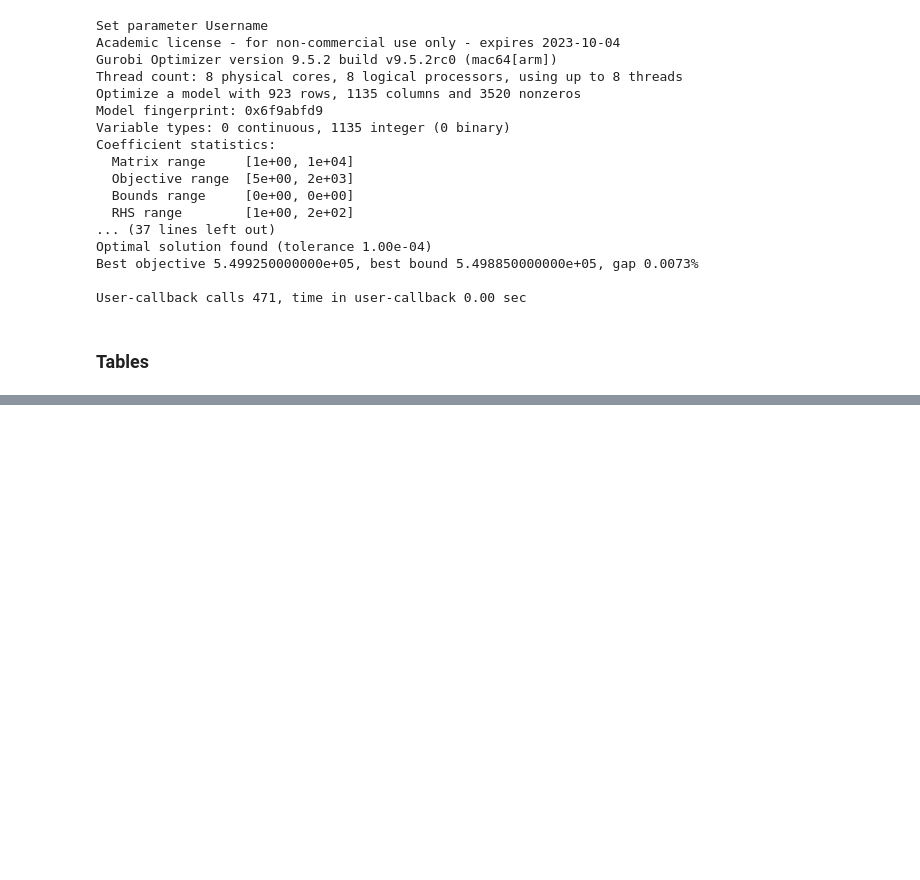
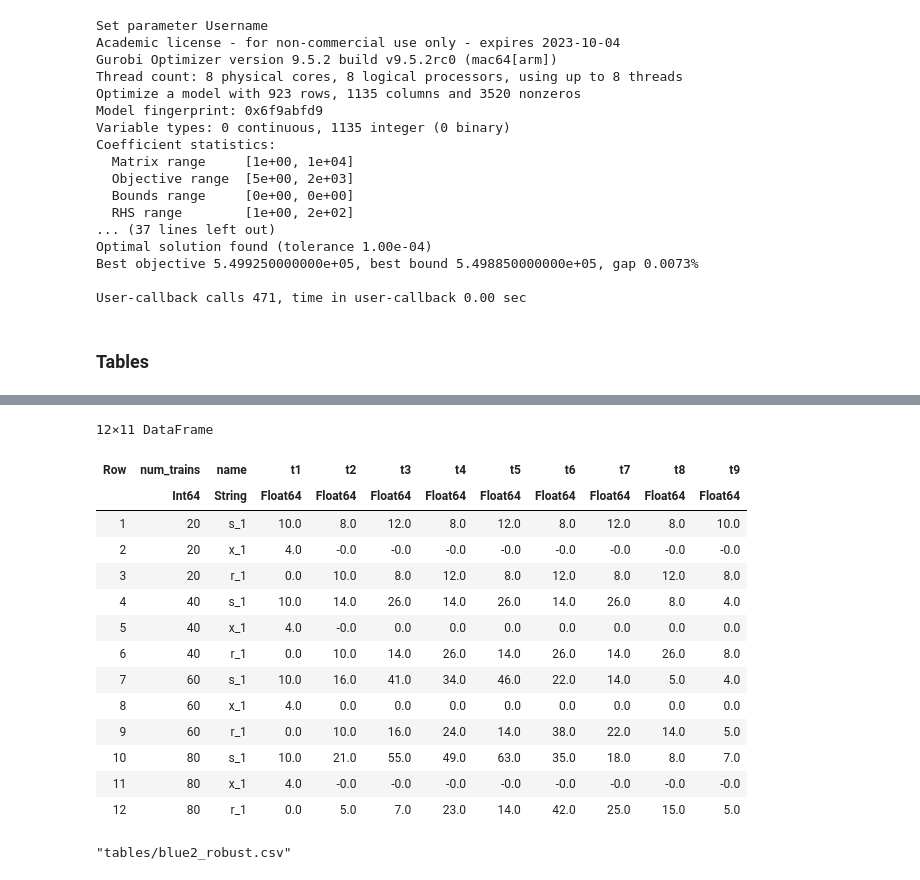
Before and after one commit to MattiaRavasio/MBTA_optimization, a Jupyter notebook: Optimization.ipynb, the cells around one changed output, grey strips where cells are left out. Saved outputs shown, nothing was run; the diff lists cells and outputs as text; code cells hidden in the pictures; blank space fills up the shorter version.

```diff
--- a/Optimization.ipynb
+++ b/Optimization.ipynb
@@ -174,0 +181,33 @@ s_blue1
+# %%
+df = DataFrame(
+num_trains = [20,20,20,40,40,40,60,60,60,80,80,80],
+name = ["s_1", "x_1", "r_1", "s_1", "x_1", "r_1", "s_1", "x_1", "r_1", "s_1", "x_1", "r_1"],
+t1 = [s_blue1_robust[1],x_blue1_robust[1],r_blue1_robust[1],s_blue1_robust[10],x_blue1_robust[10],r_blue1_robust[10],s_blue1_robust[19],x_blue1_robust[19],r_blue1_robust[19],s_blue1_robust[28],x_blue1_robust[28],r_blue1_robust[28]],
+t2 = [s_blue1_robust[2],x_blue1_robust[2],r_blue1_robust[2],s_blue1_robust[11],x_blue1_robust[11],r_blue1_robust[11],s_blue1_robust[20],x_blue1_robust[20],r_blue1_robust[20],s_blue1_robust[29],x_blue1_robust[29],r_blue1_robust[29]],
+t3 = [s_blue1_robust[3],x_blue1_robust[3],r_blue1_robust[3],s_blue1_robust[12],x_blue1_robust[12],r_blue1_robust[12],s_blue1_robust[21],x_blue1_robust[21],r_blue1_robust[21],s_blue1_robust[30],x_blue1_robust[30],r_blue1_robust[30]],
+t4 = [s_blue1_robust[4],x_blue1_robust[4],r_blue1_robust[4],s_blue1_robust[13],x_blue1_robust[13],r_blue1_robust[13],s_blue1_robust[22],x_blue1_robust[22],r_blue1_robust[22],s_blue1_robust[31],x_blue1_robust[31],r_blue1_robust[31]],
+t5 = [s_blue1_robust[5],x_blue1_robust[5],r_blue1_robust[5],s_blue1_robust[14],x_blue1_robust[14],r_blue1_robust[14],s_blue1_robust[23],x_blue1_robust[23],r_blue1_robust[23],s_blue1_robust[32],x_blue1_robust[32],r_blue1_robust[32]],
+t6 = [s_blue1_robust[6],x_blue1_robust[6],r_blue1_robust[6],s_blue1_robust[15],x_blue1_robust[15],r_blue1_robust[15],s_blue1_robust[24],x_blue1_robust[24],r_blue1_robust[24],s_blue1_robust[33],x_blue1_robust[33],r_blue1_robust[33]],
+t7 = [s_blue1_robust[7],x_blue1_robust[7],r_blue1_robust[7],s_blue1_robust[16],x_blue1_robust[16],r_blue1_robust[16],s_blue1_robust[25],x_blue1_robust[25],r_blue1_robust[25],s_blue1_robust[34],x_blue1_robust[34],r_blue1_robust[34]],
+t8 = [s_blue1_robust[8],x_blue1_robust[8],r_blue1_robust[8],s_blue1_robust[17],x_blue1_robust[17],r_blue1_robust[17],s_blue1_robust[26],x_blue1_robust[26],r_blue1_robust[26],s_blue1_robust[35],x_blue1_robust[35],r_blue1_robust[35]],
+t9 = [s_blue1_robust[9],x_blue1_robust[9],r_blue1_robust[9],s_blue1_robust[18],x_blue1_robust[18],r_blue1_robust[18],s_blue1_robust[27],x_blue1_robust[27],r_blue1_robust[27],s_blue1_robust[36],x_blue1_robust[36],r_blue1_robust[36]])
+# %% [output]
+12×11 DataFrame
+| Row | num_trains | name | t1 | t2 | t3 | t4 | t5 | t6 | t7 | t8 | t9 |
+|  | Int64 | String | Float64 | Float64 | Float64 | Float64 | Float64 | Float64 | Float64 | Float64 | Float64 |
+| 1 | 20 | s_1 | 10.0 | 8.0 | 12.0 | 8.0 | 12.0 | 8.0 | 12.0 | 8.0 | 10.0 |
+| 2 | 20 | x_1 | 4.0 | -0.0 | -0.0 | -0.0 | -0.0 | -0.0 | -0.0 | -0.0 | -0.0 |
+| 3 | 20 | r_1 | 0.0 | 10.0 | 8.0 | 12.0 | 8.0 | 12.0 | 8.0 | 12.0 | 8.0 |
+| 4 | 40 | s_1 | 10.0 | 14.0 | 26.0 | 14.0 | 26.0 | 14.0 | 26.0 | 8.0 | 4.0 |
+| 5 | 40 | x_1 | 4.0 | -0.0 | 0.0 | 0.0 | 0.0 | 0.0 | 0.0 | 0.0 | 0.0 |
+| 6 | 40 | r_1 | 0.0 | 10.0 | 14.0 | 26.0 | 14.0 | 26.0 | 14.0 | 26.0 | 8.0 |
+| 7 | 60 | s_1 | 10.0 | 16.0 | 41.0 | 34.0 | 46.0 | 22.0 | 14.0 | 5.0 | 4.0 |
+| 8 | 60 | x_1 | 4.0 | 0.0 | 0.0 | 0.0 | 0.0 | 0.0 | 0.0 | 0.0 | 0.0 |
+| 9 | 60 | r_1 | 0.0 | 10.0 | 16.0 | 24.0 | 14.0 | 38.0 | 22.0 | 14.0 | 5.0 |
+| 10 | 80 | s_1 | 10.0 | 21.0 | 55.0 | 49.0 | 63.0 | 35.0 | 18.0 | 8.0 | 7.0 |
+| 11 | 80 | x_1 | 4.0 | -0.0 | -0.0 | -0.0 | -0.0 | -0.0 | -0.0 | -0.0 | -0.0 |
+| 12 | 80 | r_1 | 0.0 | 5.0 | 7.0 | 23.0 | 14.0 | 42.0 | 25.0 | 15.0 | 5.0 |
+# %%
+CSV.write("tables/blue1_robust.csv", df)
+# %% [output]
+"tables/blue2_robust.csv"
```
Also changed, not shown: parts of 5 cells of this notebook, 7 other files.
